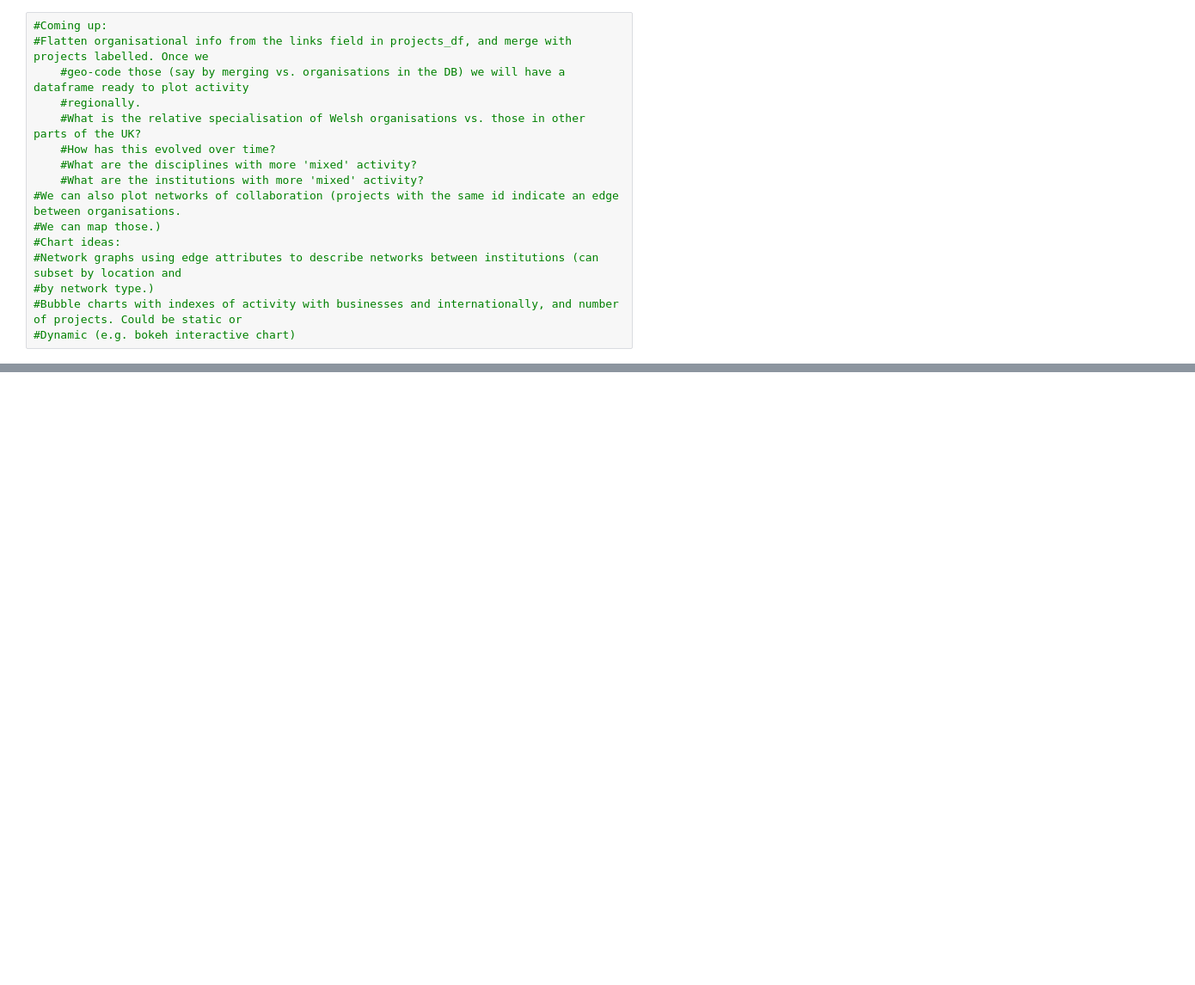
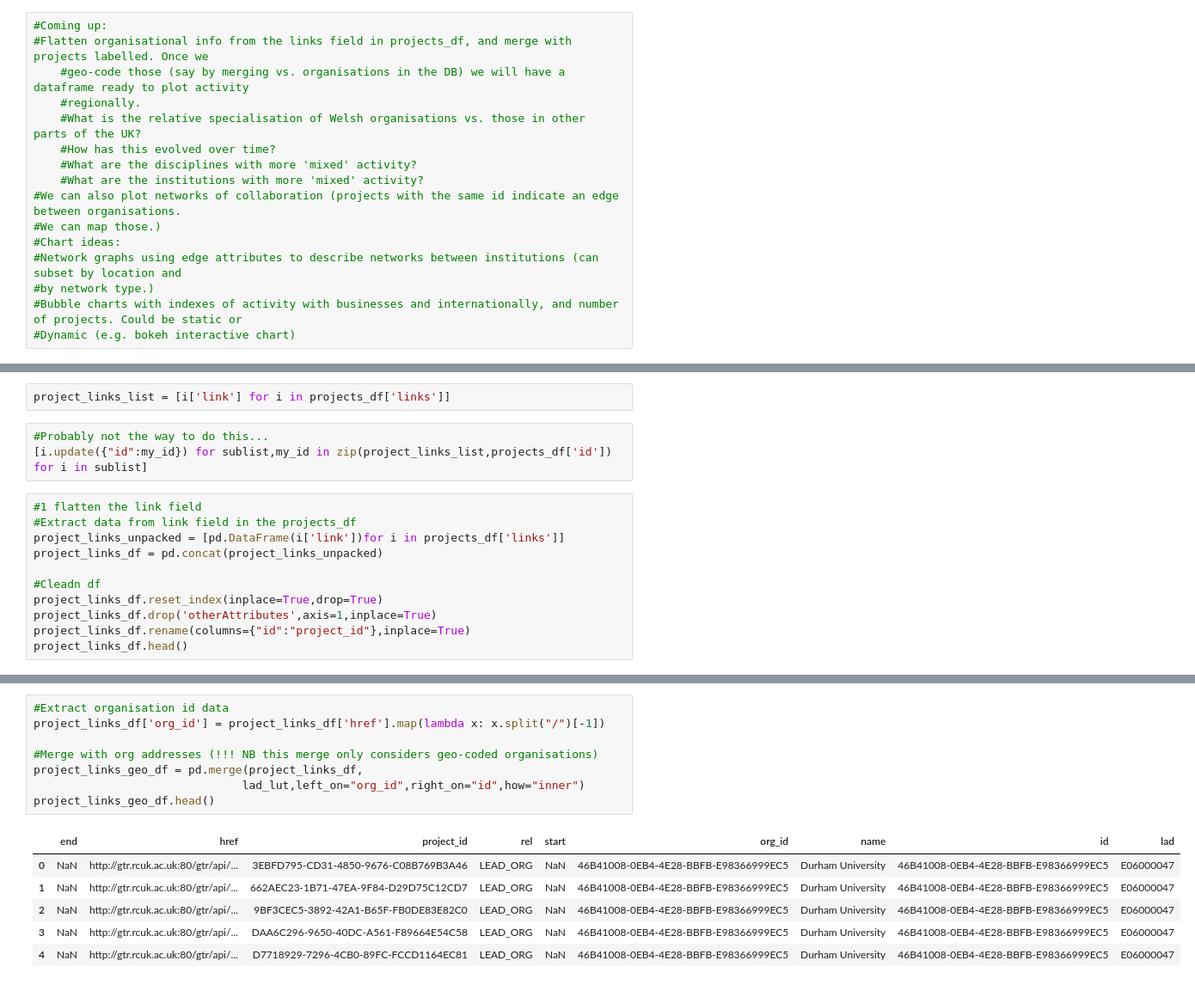
Before and after one commit to nestauk/gtr_analysis, a Jupyter notebook: notebooks/gateway-to-research-subject-classification.ipynb, the cells around one changed output, grey strips where cells are left out. Shown at 86% size. Drawn from its saved outputs; the diff is of its cells as text; blank space fills up the shorter version.

```diff
--- a/notebooks/gateway-to-research-subject-classification.ipynb
+++ b/notebooks/gateway-to-research-subject-classification.ipynb
@@ -380,0 +395,16 @@ nx.write_graphml(topic_network,out_path+"topic_network_14may2016.graphml")
+# %%
+project_links_list = [i['link'] for i in projects_df['links']]
+# %%
+#Probably not the way to do this...
+[i.update({"id":my_id}) for sublist,my_id in zip(project_links_list,projects_df['id']) for i in sublist]
+# %%
+#1 flatten the link field
+#Extract data from link field in the projects_df
+project_links_unpacked = [pd.DataFrame(i['link'])for i in projects_df['links']]
+project_links_df = pd.concat(project_links_unpacked)
+
+#Cleadn df
+project_links_df.reset_index(inplace=True,drop=True)
+project_links_df.drop('otherAttributes',axis=1,inplace=True)
+project_links_df.rename(columns={"id":"project_id"},inplace=True)
+project_links_df.head()
@@ -380,0 +431,15 @@ nx.write_graphml(topic_network,out_path+"topic_network_14may2016.graphml")
+# %%
+#Extract organisation id data
+project_links_df['org_id'] = project_links_df['href'].map(lambda x: x.split("/")[-1])
+
+#Merge with org addresses (!!! NB this merge only considers geo-coded organisations)
+project_links_geo_df = pd.merge(project_links_df,
+                               lad_lut,left_on="org_id",right_on="id",how="inner")
+project_links_geo_df.head()
+# %% [output]
+|  | end | href | project_id | rel | start | org_id | name | id | lad |
+| 0 | NaN | http://gtr.rcuk.ac.uk:80/gtr/api/... | 3EBFD795-CD31-4850-9676-C08B769B3A46 | LEAD_ORG | NaN | 46B41008-0EB4-4E28-BBFB-E98366999EC5 | Durham University | 46B41008-0EB4-4E28-BBFB-E98366999EC5 | E06000047 |
+| 1 | NaN | http://gtr.rcuk.ac.uk:80/gtr/api/... | 662AEC23-1B71-47EA-9F84-D29D75C12CD7 | LEAD_ORG | NaN | 46B41008-0EB4-4E28-BBFB-E98366999EC5 | Durham University | 46B41008-0EB4-4E28-BBFB-E98366999EC5 | E06000047 |
+| 2 | NaN | http://gtr.rcuk.ac.uk:80/gtr/api/... | 9BF3CEC5-3892-42A1-B65F-FB0DE83E82C0 | LEAD_ORG | NaN | 46B41008-0EB4-4E28-BBFB-E98366999EC5 | Durham University | 46B41008-0EB4-4E28-BBFB-E98366999EC5 | E06000047 |
+| 3 | NaN | http://gtr.rcuk.ac.uk:80/gtr/api/... | DAA6C296-9650-40DC-A561-F89664E54C58 | LEAD_ORG | NaN | 46B41008-0EB4-4E28-BBFB-E98366999EC5 | Durham University | 46B41008-0EB4-4E28-BBFB-E98366999EC5 | E06000047 |
+| 4 | NaN | http://gtr.rcuk.ac.uk:80/gtr/api/... | D7718929-7296-4CB0-89FC-FCCD1164EC81 | LEAD_ORG | NaN | 46B41008-0EB4-4E28-BBFB-E98366999EC5 | Durham University | 46B41008-0EB4-4E28-BBFB-E98366999EC5 | E06000047 |
```
Also changed, not shown: parts of 26 cells of this notebook.
